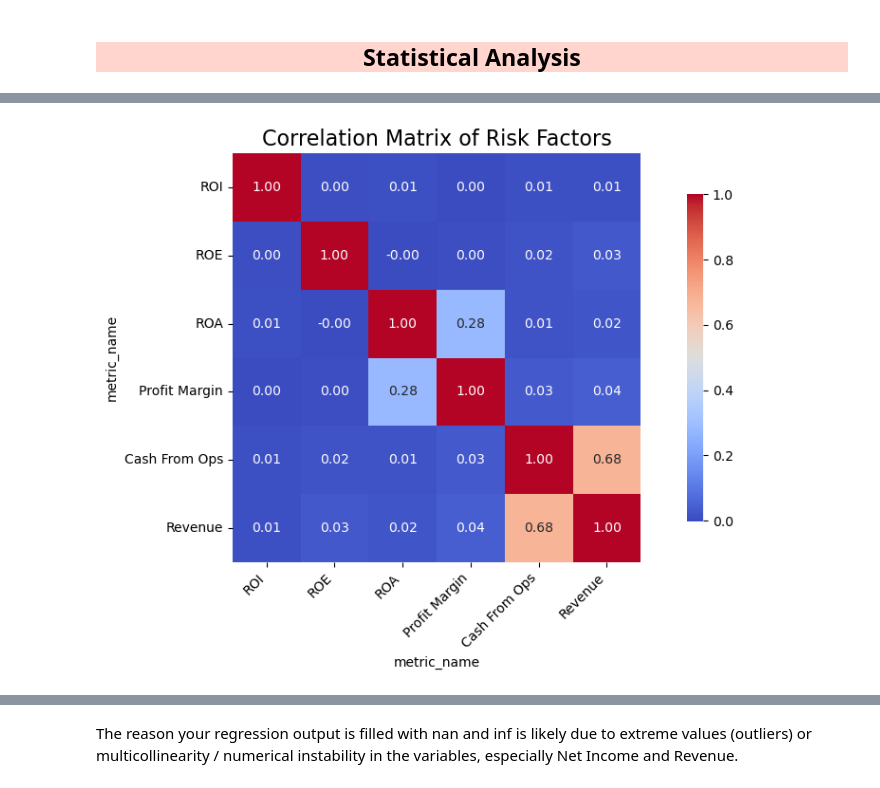
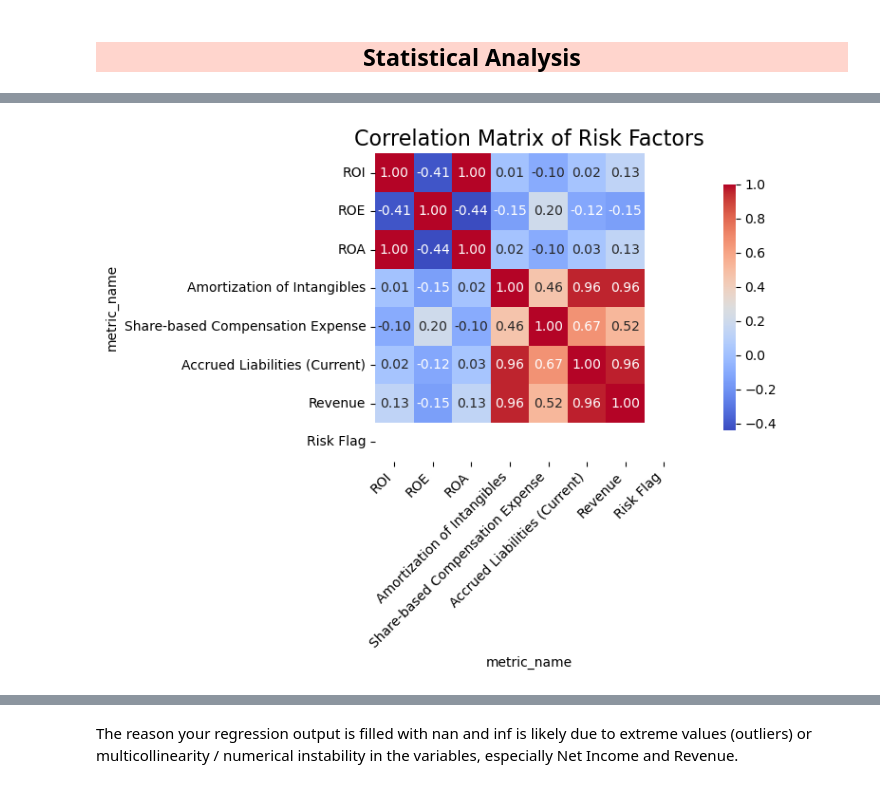
Before and after one commit to NataliaStekolnikova/credit-analysis-dashboard, a Jupyter notebook: notebooks/extracting-financial-10-k-reports-via-sec-edgar-db.ipynb, the cells around one changed output, grey strips where cells are left out. Saved outputs shown, nothing was run; the diff lists cells and outputs as text; code cells hidden in the pictures.

```diff
--- a/notebooks/extracting-financial-10-k-reports-via-sec-edgar-db.ipynb
+++ b/notebooks/extracting-financial-10-k-reports-via-sec-edgar-db.ipynb
@@ -300,0 +275,2 @@ num.describe()
+# %%
+num['value'] = num['value'].fillna(0) * 10**num['dcml'].fillna(0)
@@ -870,7 +835,7 @@ memory usage: 24.0+ MB
 # %%
 edf['ROE'] = edf['Net Income'] / edf['Shareholder Equity'].replace(0, np.nan)
 edf['ROA'] = edf['Net Income'] / edf['Total Assets'].replace(0, np.nan)
-edf['ROI'] = edf['Net Income'] / (edf['Total Assets'] - edf['Accounts Payable (Current)'])
+edf['ROI'] = edf['Net Income'] / (edf['Total Assets'] - edf['Accounts Payable (Current)']).replace(0, np.nan)
 
 edf.info()
 # %% [output]
@@ -1049,19 +1105,22 @@ Those correlations (r ≥ 0.80) indicate strong linear relationships. Many refle
 # %%
-# Выбираем только интересующие нас метрики
-risk_factors = ['ROI', 'ROE', 'ROA', 'Profit Margin', 'Cash From Ops', 'Revenue']
+# Select only the metrics of interest
+risk_factors = ['ROI', 'ROE', 'ROA', 'Amortization of Intangibles', 'Share-based Compensation Expense', 'Accrued Liabilities (Current)', 'Revenue', 'Risk Flag']
 
-# Фильтруем DataFrame, оставляя только указанные метрики
-filtered_edf = edf[risk_factors].dropna()
+# Ensure the columns exist in the DataFrame
+existing_factors = [factor for factor in risk_factors if factor in edf.columns]
 
-# Рассчитываем матрицу корреляций
+# Filter the DataFrame, keeping only the specified metrics
+filtered_edf = edf[existing_factors].dropna()
+
+# Calculate the correlation matrix
 correlation_matrix = filtered_edf.corr()
 
-# Визуализируем матрицу корреляций
+# Visualize the correlation matrix
 plt.figure(figsize=(10, 6))
 sns.heatmap(correlation_matrix, annot=True, fmt=".2f", cmap="coolwarm", square=True, cbar_kws={"shrink": 0.8})
 plt.title("Correlation Matrix of Risk Factors", fontsize=16)
 plt.xticks(rotation=45, ha='right')
 plt.tight_layout()
 plt.show()
 # %% [output]
-[figure, old version]
+[figure, new version]
```
Also changed, not shown: parts of 102 cells of this notebook, 3 other files.
